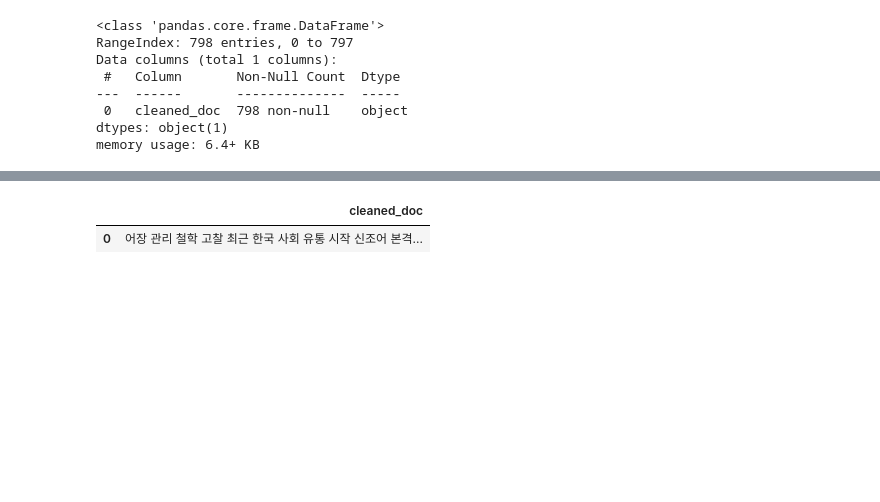
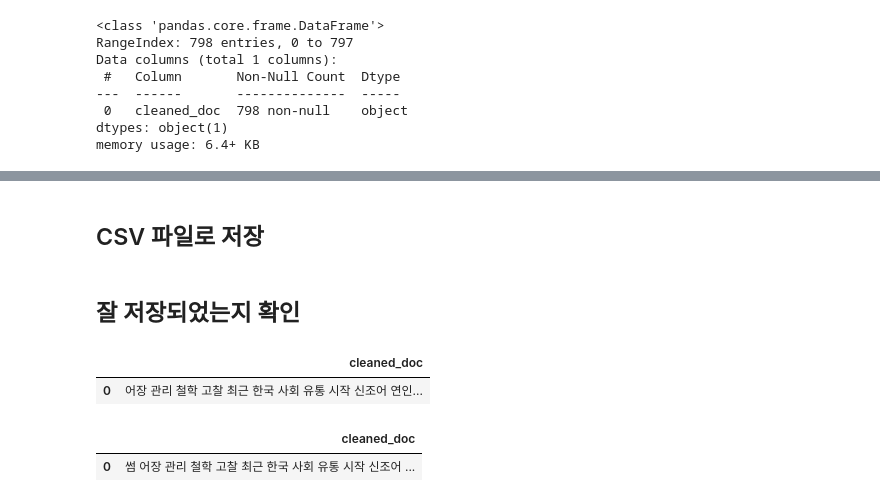
Before and after one commit to viola2002/2025_DeepLearning_for_text_data, a Jupyter notebook: personal_project/code/preprocessing.ipynb, the cells around one changed output, grey strips where cells are left out. Saved outputs shown, nothing was run; the diff lists cells and outputs as text; code cells hidden in the pictures; blank space fills up the shorter version.

```diff
--- a/personal_project/code/preprocessing.ipynb
+++ b/personal_project/code/preprocessing.ipynb
@@ -242 +311,3 @@ memory usage: 6.4+ KB
+# %% [markdown]
+## CSV 파일로 저장
 # %%
@@ -245,7 +316,14 @@ df_cleaned.to_csv('../data/cleaned_docs.csv', index=False, encoding='utf-8-sig')
+# %% [markdown]
+## 잘 저장되었는지 확인
+# %%
+test_komoran = pd.read_csv('../data/cleaned_docs_komoran.csv')
+test_komoran.head(1)
+# %% [output]
+|  | cleaned_doc |
+| 0 | 어장 관리 철학 고찰 최근 한국 사회 유통 시작 신조어 연인... |
 # %%
-# 잘 저장되었는지 확인
-test = pd.read_csv('../data/cleaned_docs.csv')
-test.head(1)
+test_okt = pd.read_csv('../data/cleaned_docs_okt.csv')
+test_okt.head(1)
 # %% [output]
 |  | cleaned_doc |
-| 0 | 어장 관리 철학 고찰 최근 한국 사회 유통 시작 신조어 본격... |
+| 0 | 썸 어장 관리 철학 고찰 최근 한국 사회 유통 시작 신조어 ... |
```
Also changed, not shown: parts of 18 cells of this notebook.
